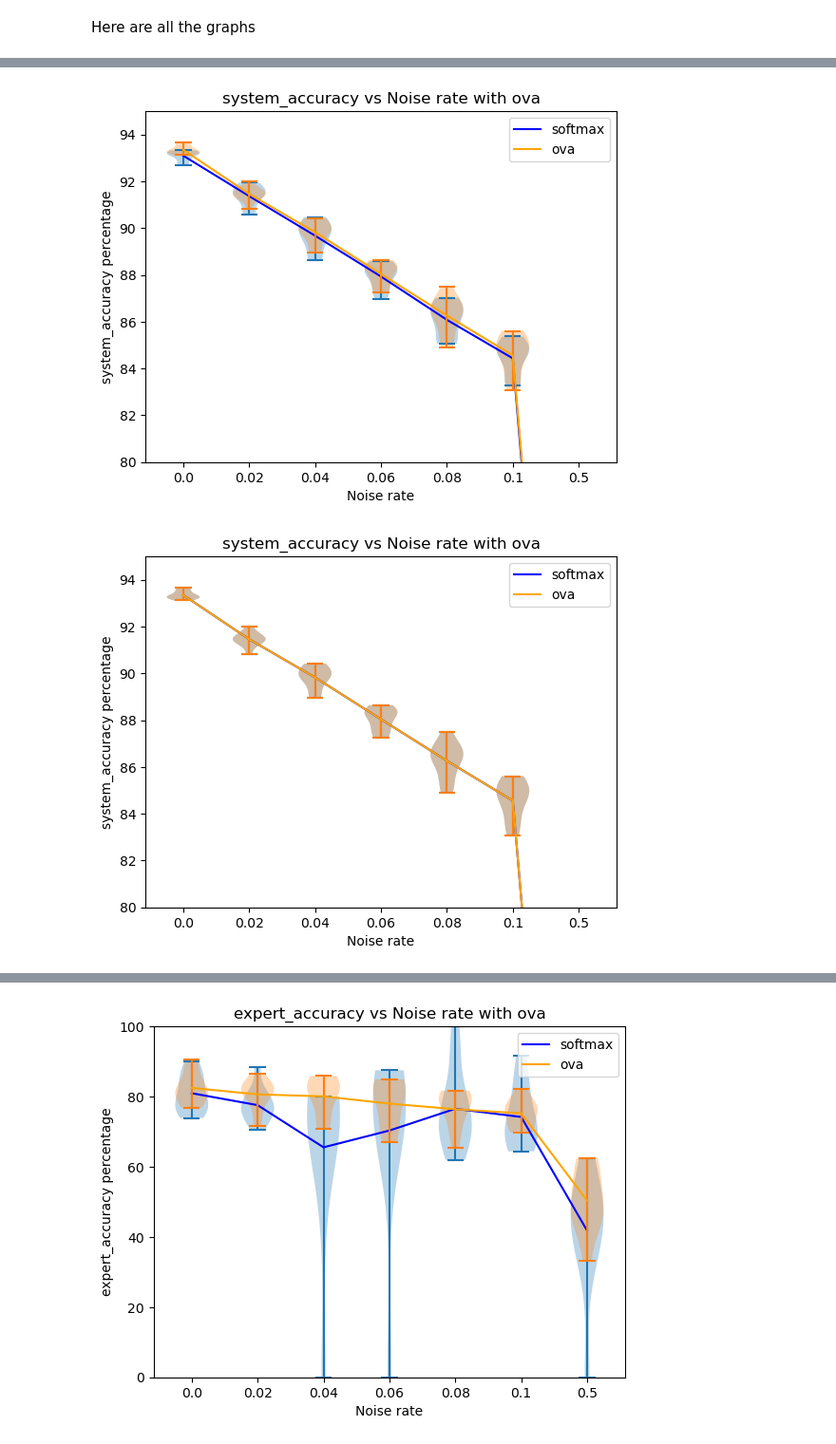
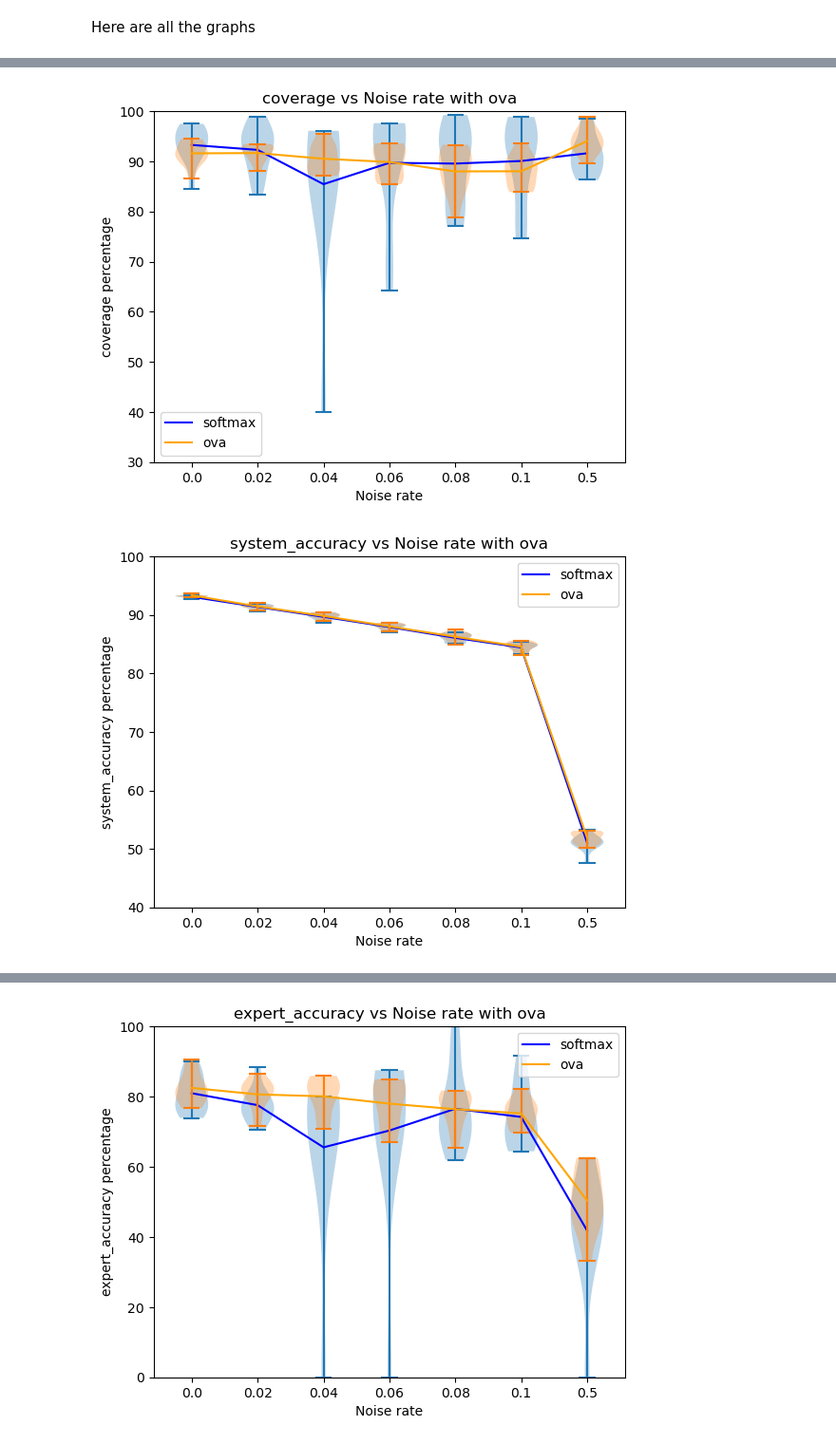
Before and after one commit to LeonPeric/Multi_L2D, a Jupyter notebook: Hatespeech/analysis.ipynb, the cells around one changed output, grey strips where cells are left out. Shown at 95% size. Drawn from its saved outputs; the diff is of its cells as text; code cells hidden in the pictures.

```diff
--- a/Hatespeech/analysis.ipynb
+++ b/Hatespeech/analysis.ipynb
@@ -68,8 +67,8 @@ plot_metrics("coverage", [(70, 100), (70, 100)], avg_std_error_rates_list_expert
-# %%
-plot_metrics("system_accuracy", [(80, 95), (80, 95)])
-# %% [output]
-[figure, removed]
+# %%
+plot_metrics("coverage", (30, 100), avg_std_error_rates_list_expert5, "expert5")
+# %% [output]
+[figure, added]
 # %%
-plot_metrics("system_accuracy", [(80, 95), (80, 95)], avg_std_error_rates_list_expert4)
+plot_metrics("system_accuracy", (40, 100), avg_std_error_rates_list_expert4, "expert4")
 # %% [output]
-[figure, old version]
+[figure, new version]
```
Also changed, not shown: parts of 9 cells of this notebook, 3 other files.
